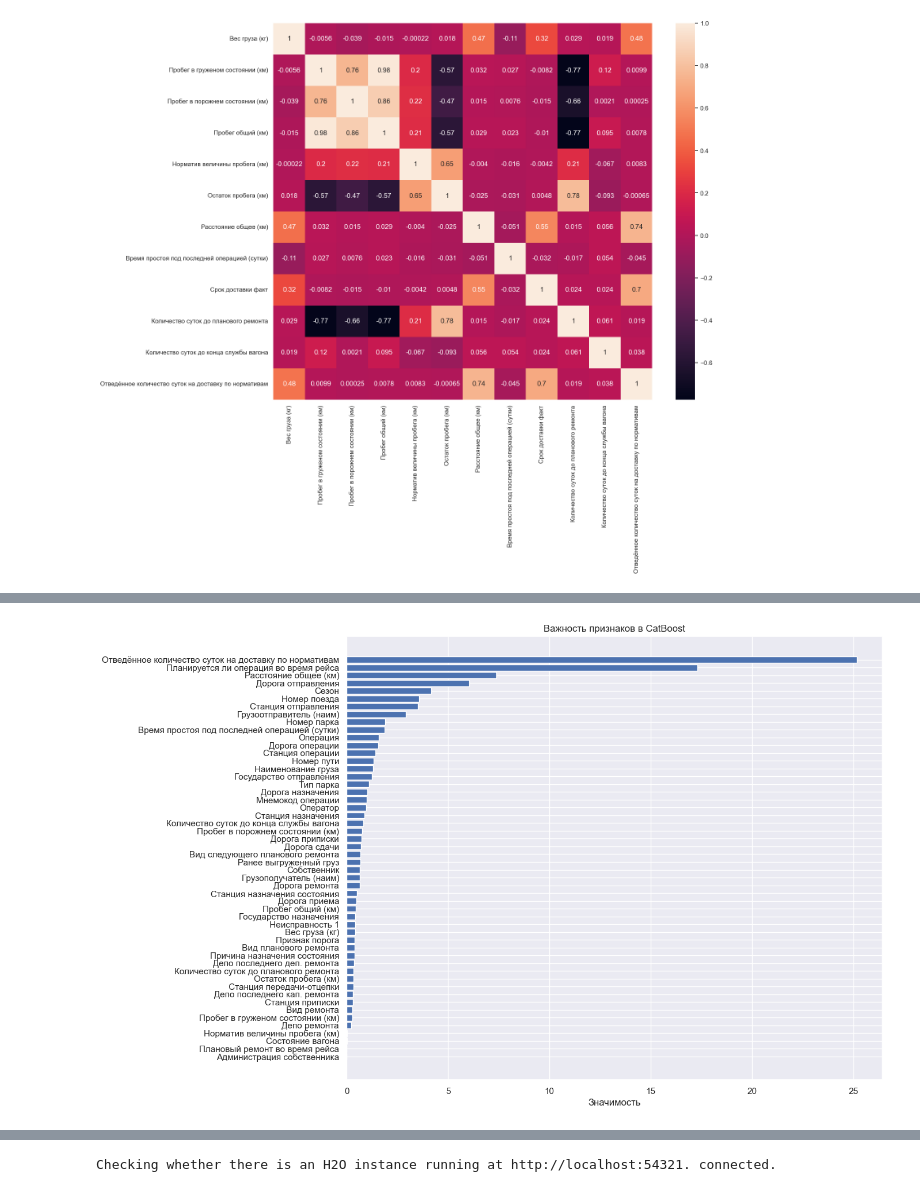
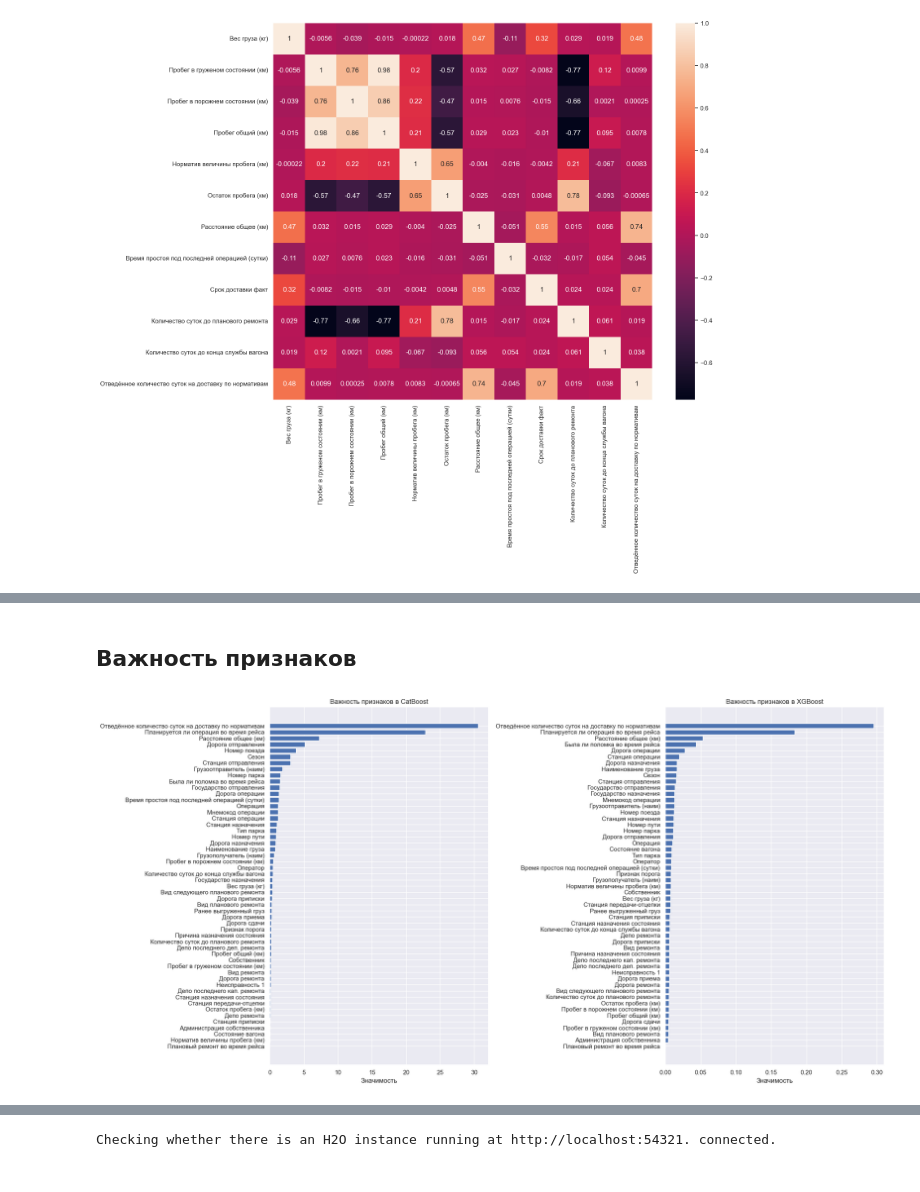
Before and after one commit to DanSikQ/Data_Analyst_Portfolio, a Jupyter notebook: projects/Auto-ML vs Me/Train.ipynb, the cells around one changed output, grey strips where cells are left out. Drawn from its saved outputs; the diff is of its cells as text; code cells hidden in the pictures.

```diff
--- a/projects/Auto-ML vs Me/Train.ipynb
+++ b/projects/Auto-ML vs Me/Train.ipynb
@@ -621,14 +691,0 @@ Best score: -2.6094634491392266
-# %%
-model_xgb = xgb.XGBRegressor(objective='reg:squarederror',  # Важно!
-                             n_estimators=7500,
-                             learning_rate=0.001,
-                             gamma = 0.2,
-                             max_depth=11,
-                             subsample=0.8,
-                             colsample_bytree=0.8,
-                             random_state=42)
-
-model_xgb.fit(
-    X_train_en, y_train_en,
-    eval_set=[(X_test_en, y_test_en)],  # Для ранней остановки
-    verbose=200)
@@ -695,21 +733,42 @@ print(f'Результаты для XGboost: MSE: {MSE_XGB}, MAE: {MAE_XGB}, RMS
+# %% [markdown]
+## Важность признаков
 # %%
-# Получение важности признаков
-feature_importance = model_cb.get_feature_importance(
-    type='PredictionValuesChange'  # или 'LossFunctionChange'
+# CatBoost: Важность признаков
+feature_importance_cb = model_cb.get_feature_importance(
+    type='PredictionValuesChange'
 )
-# Имена признаков
-feature_names = model_cb.feature_names_
+feature_names_cb = model_cb.feature_names_
 
-importance_df = pd.DataFrame({
-    'Feature': feature_names,
-    'Importance': feature_importance
+importance_df_cb = pd.DataFrame({
+    'Feature': feature_names_cb,
+    'Importance': feature_importance_cb
 }).sort_values('Importance', ascending=False)
 
-plt.figure(figsize=(12, 10))
-plt.barh(importance_df['Feature'], importance_df['Importance'])
-plt.title('Важность признаков в CatBoost')
-plt.xlabel('Значимость')
-plt.gca().invert_yaxis()# Самые важные сверху
+# XGBoost: Важность признаков
+feature_importance_xgb = model_xgb.feature_importances_
+feature_names_xgb = X_xgb.columns
+
+importance_df_xgb = pd.DataFrame({
+    'Feature': feature_names_xgb,
+    'Importance': feature_importance_xgb
+}).sort_values('Importance', ascending=False)
+
+fig, axes = plt.subplots(1, 2, figsize=(20, 10))  # 1 row, 2 columns
+
+
+# График для CatBoost
+axes[0].barh(importance_df_cb['Feature'], importance_df_cb['Importance'])
+axes[0].set_title('Важность признаков в CatBoost')
+axes[0].set_xlabel('Значимость')
+axes[0].invert_yaxis()  # Самые важные сверху
+
+# График для XGBoost
+axes[1].barh(importance_df_xgb['Feature'], importance_df_xgb['Importance'])
+axes[1].set_title('Важность признаков в XGBoost')
+axes[1].set_xlabel('Значимость')
+axes[1].invert_yaxis()
+
+plt.tight_layout()  # Предотвращает перекрывание графиков
 plt.show()
 # %% [output]
-[figure, old version]
+[figure, new version]
```
Also changed, not shown: parts of 24 cells of this notebook.
